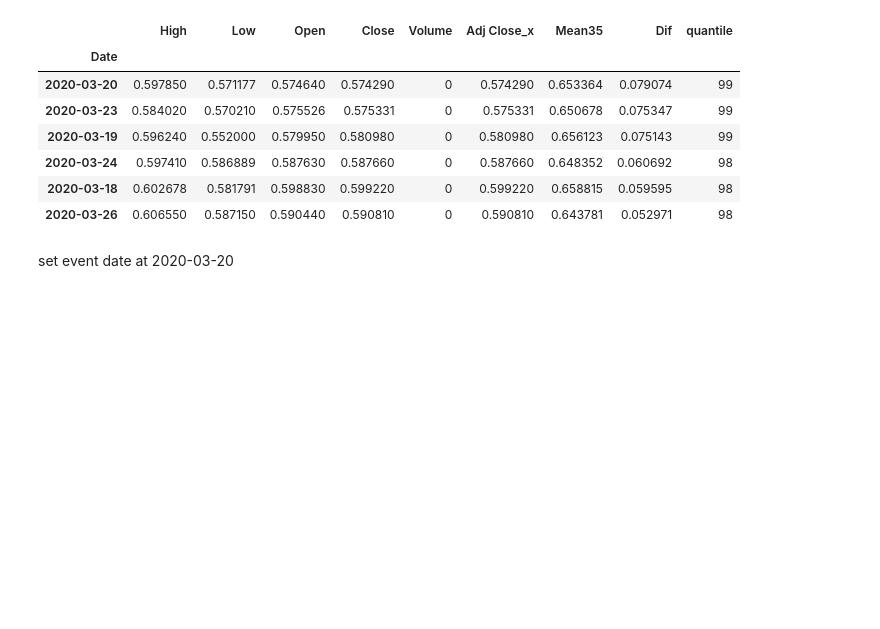
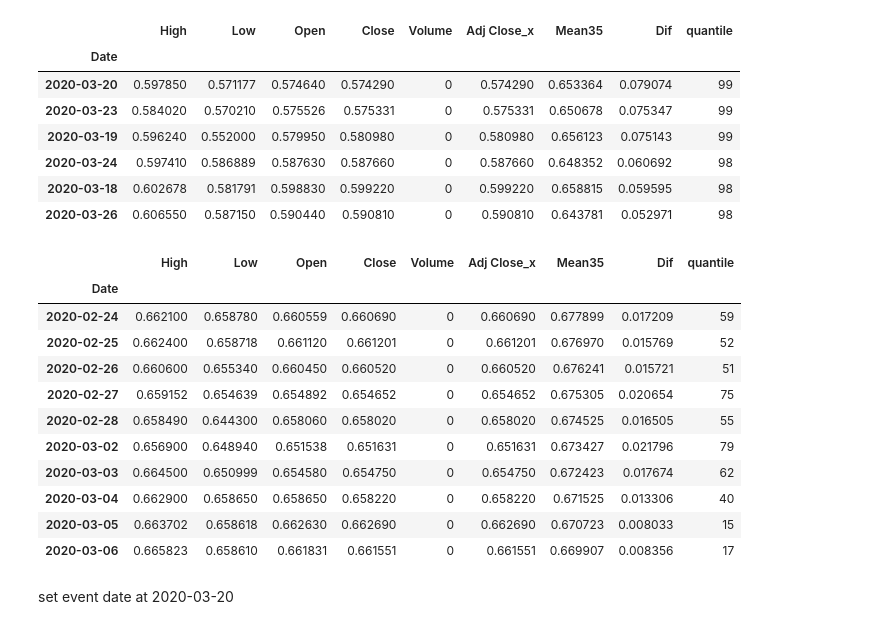
Before and after one commit to tutalae/practice-for-analysing-and-predict-the-price-of-crypto-currency, a Jupyter notebook: Price_Check.ipynb, the cells around one changed output. Cells and saved outputs as stored; diff of their text form; code cells hidden in the pictures; blank space fills up the shorter version.

```diff
--- a/Price_Check.ipynb
+++ b/Price_Check.ipynb
@@ -280,6 +280,22 @@ df_sort[df_sort['quantile']>97]
 | 2020-03-24 | 0.597410 | 0.586889 | 0.587630 | 0.587660 | 0 | 0.587660 | 0.648352 | 0.060692 | 98 |
 | 2020-03-18 | 0.602678 | 0.581791 | 0.598830 | 0.599220 | 0 | 0.599220 | 0.658815 | 0.059595 | 98 |
 | 2020-03-26 | 0.606550 | 0.587150 | 0.590440 | 0.590810 | 0 | 0.590810 | 0.643781 | 0.052971 | 98 |
+# %%
+# 20 days Before event
+df_sorted.loc["2020-02-24":"2020-03-8"]
+# %% [output]
+|  | High | Low | Open | Close | Volume | Adj Close_x | Mean35 | Dif | quantile |
+| Date |  |  |  |  |  |  |  |  |  |
+| 2020-02-24 | 0.662100 | 0.658780 | 0.660559 | 0.660690 | 0 | 0.660690 | 0.677899 | 0.017209 | 59 |
+| 2020-02-25 | 0.662400 | 0.658718 | 0.661120 | 0.661201 | 0 | 0.661201 | 0.676970 | 0.015769 | 52 |
+| 2020-02-26 | 0.660600 | 0.655340 | 0.660450 | 0.660520 | 0 | 0.660520 | 0.676241 | 0.015721 | 51 |
+| 2020-02-27 | 0.659152 | 0.654639 | 0.654892 | 0.654652 | 0 | 0.654652 | 0.675305 | 0.020654 | 75 |
+| 2020-02-28 | 0.658490 | 0.644300 | 0.658060 | 0.658020 | 0 | 0.658020 | 0.674525 | 0.016505 | 55 |
+| 2020-03-02 | 0.656900 | 0.648940 | 0.651538 | 0.651631 | 0 | 0.651631 | 0.673427 | 0.021796 | 79 |
+| 2020-03-03 | 0.664500 | 0.650999 | 0.654580 | 0.654750 | 0 | 0.654750 | 0.672423 | 0.017674 | 62 |
+| 2020-03-04 | 0.662900 | 0.658650 | 0.658650 | 0.658220 | 0 | 0.658220 | 0.671525 | 0.013306 | 40 |
+| 2020-03-05 | 0.663702 | 0.658618 | 0.662630 | 0.662690 | 0 | 0.662690 | 0.670723 | 0.008033 | 15 |
+| 2020-03-06 | 0.665823 | 0.658610 | 0.661831 | 0.661551 | 0 | 0.661551 | 0.669907 | 0.008356 | 17 |
 # %% [markdown]
 set event date at 2020-03-20
 # %%
```
Also changed, not shown: parts of 6 cells of this notebook.
